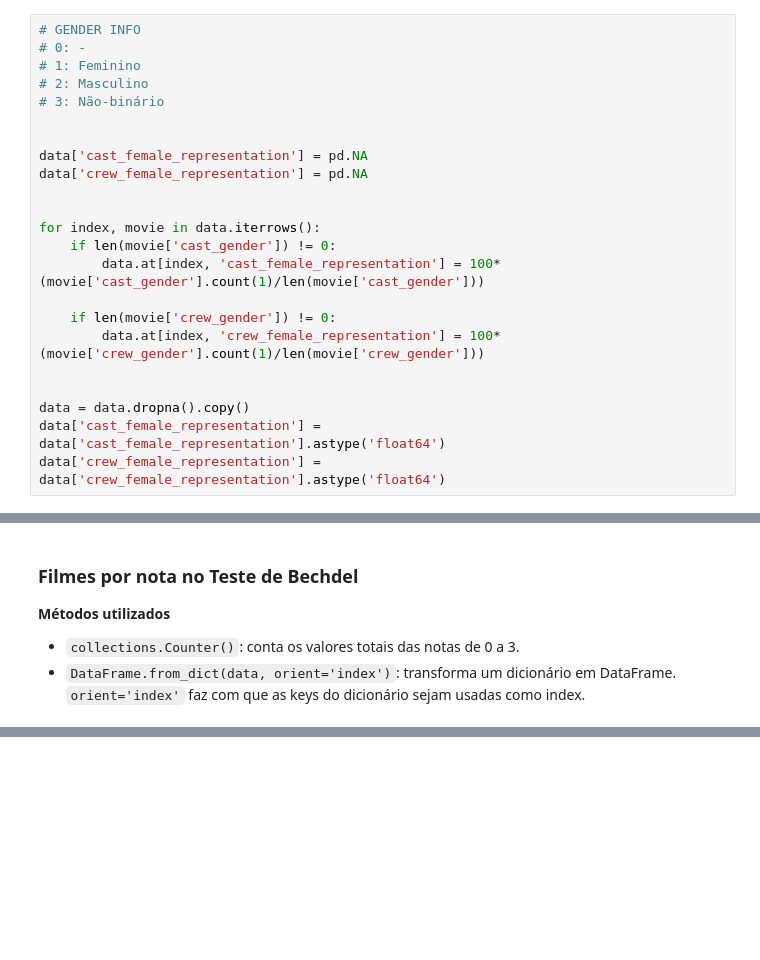
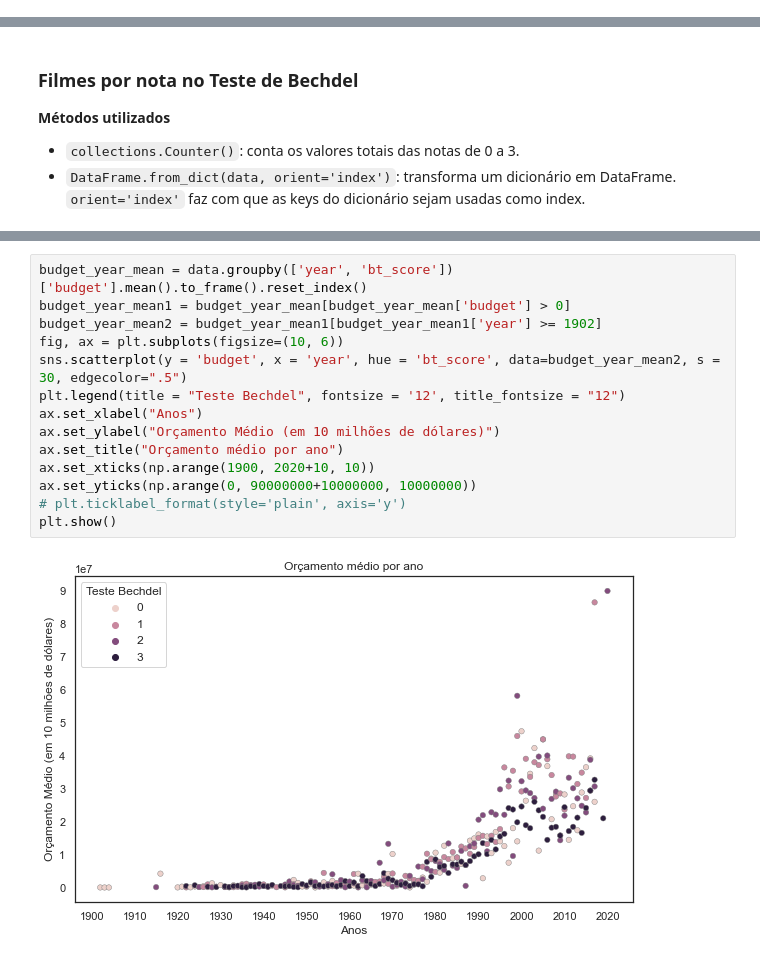
Before and after one commit to vinifm/puc_bechdel, a Jupyter notebook: main.ipynb, the cells around one changed output, grey strips where cells are left out. Saved outputs shown, nothing was run; the diff lists cells and outputs as text; blank space fills up the shorter version.

```diff
--- a/main.ipynb
+++ b/main.ipynb
@@ -165,23 +23,0 @@ for index, movie in data.iterrows():
-# %%
-# GENDER INFO
-# 0: -
-# 1: Feminino
-# 2: Masculino
-# 3: Não-binário
-
-
-data['cast_female_representation'] = pd.NA
-data['crew_female_representation'] = pd.NA
-
-
-for index, movie in data.iterrows():
-    if len(movie['cast_gender']) != 0:
-        data.at[index, 'cast_female_representation'] = 100*(movie['cast_gender'].count(1)/len(movie['cast_gender']))
-
-    if len(movie['crew_gender']) != 0:
-        data.at[index, 'crew_female_representation'] = 100*(movie['crew_gender'].count(1)/len(movie['crew_gender']))
-
-
-data = data.dropna().copy()
-data['cast_female_representation'] = data['cast_female_representation'].astype('float64')
-data['crew_female_representation'] = data['crew_female_representation'].astype('float64')
@@ -1819,0 +143,16 @@ plt.show()
+# %%
+budget_year_mean = data.groupby(['year', 'bt_score'])['budget'].mean().to_frame().reset_index()
+budget_year_mean1 = budget_year_mean[budget_year_mean['budget'] > 0]
+budget_year_mean2 = budget_year_mean1[budget_year_mean1['year'] >= 1902]
+fig, ax = plt.subplots(figsize=(10, 6))
+sns.scatterplot(y = 'budget', x = 'year', hue = 'bt_score', data=budget_year_mean2, s = 30, edgecolor=".5")
+plt.legend(title = "Teste Bechdel", fontsize = '12', title_fontsize = "12")
+ax.set_xlabel("Anos")
+ax.set_ylabel("Orçamento Médio (em 10 milhões de dólares)")
+ax.set_title("Orçamento médio por ano")
+ax.set_xticks(np.arange(1900, 2020+10, 10))
+ax.set_yticks(np.arange(0, 90000000+10000000, 10000000))
+# plt.ticklabel_format(style='plain', axis='y')
+plt.show()
+# %% [output]
+[figure, added]
```
Also changed, not shown: parts of 208 cells of this notebook.
